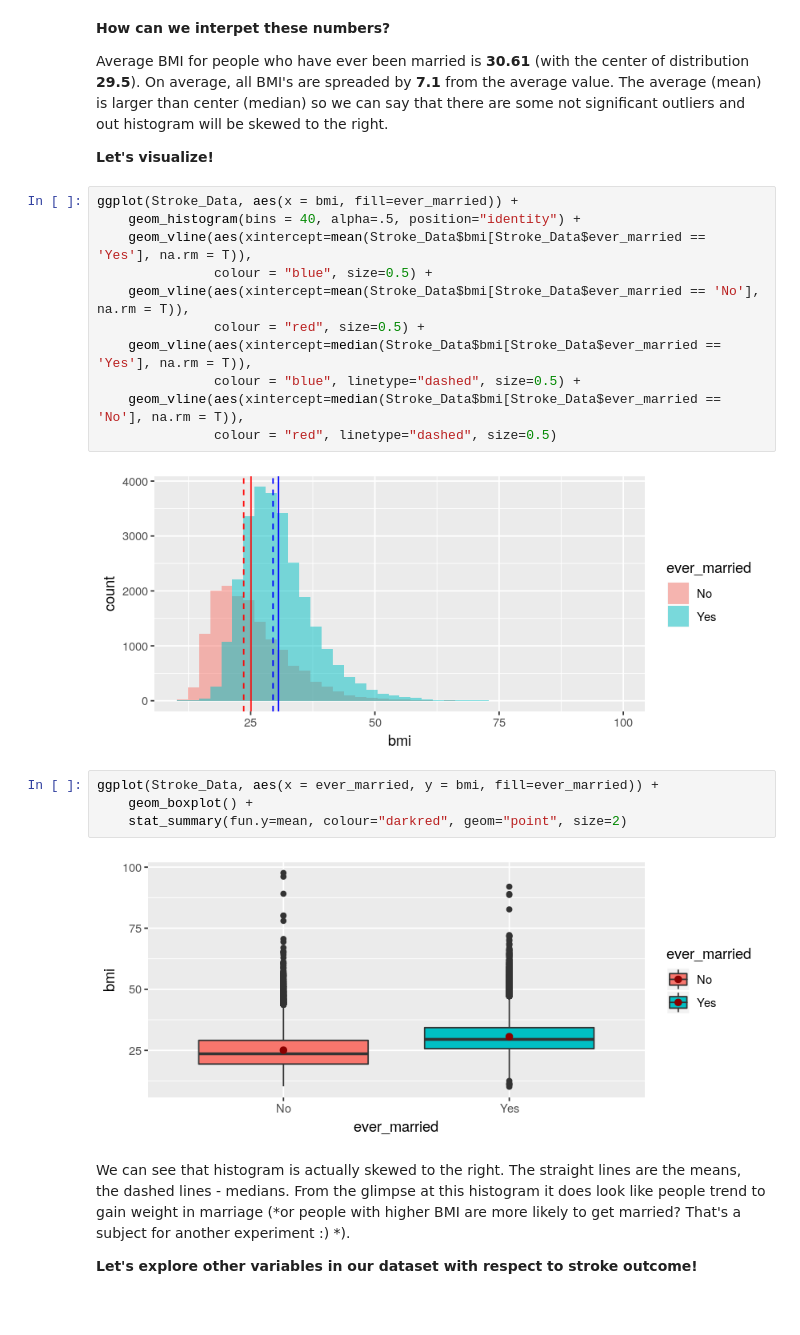
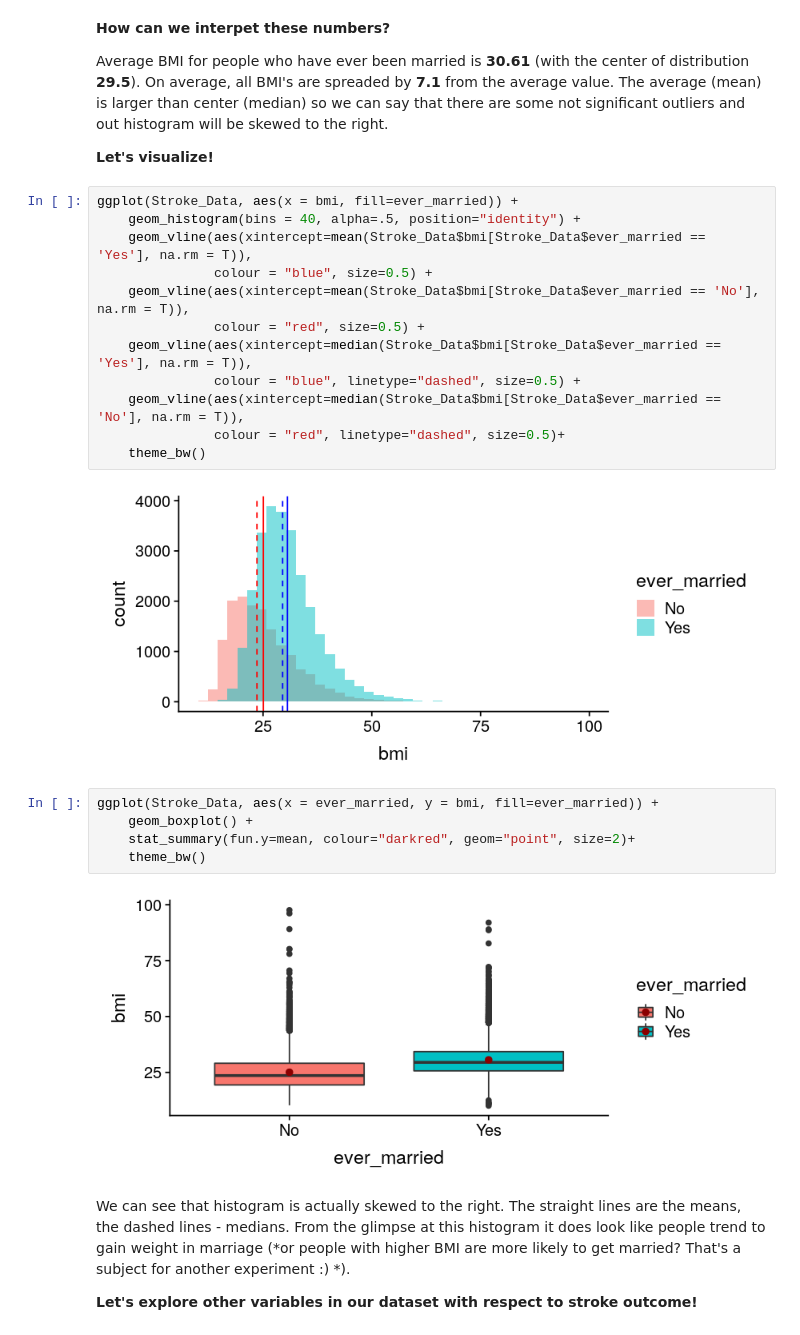
Before and after one commit to ahmetgunduz/biostatistics-in-r, a Jupyter notebook: biostatistics_pt1.ipynb, the cells around one changed output. Drawn from its saved outputs; the diff is of its cells as text.

```diff
--- a/biostatistics_pt1.ipynb
+++ b/biostatistics_pt1.ipynb
@@ -566,15 +580,17 @@ ggplot(Stroke_Data, aes(x = bmi, fill=ever_married)) +
     geom_vline(aes(xintercept=median(Stroke_Data$bmi[Stroke_Data$ever_married == 'Yes'], na.rm = T)),
                colour = "blue", linetype="dashed", size=0.5) +
     geom_vline(aes(xintercept=median(Stroke_Data$bmi[Stroke_Data$ever_married == 'No'], na.rm = T)),
-               colour = "red", linetype="dashed", size=0.5)
+               colour = "red", linetype="dashed", size=0.5)+
+    theme_bw()
 # %% [output]
-[figure, old version]
+[figure, new version]
 # %%
 ggplot(Stroke_Data, aes(x = ever_married, y = bmi, fill=ever_married)) +
     geom_boxplot() +
-    stat_summary(fun.y=mean, colour="darkred", geom="point", size=2)
+    stat_summary(fun.y=mean, colour="darkred", geom="point", size=2)+
+    theme_bw()
 # %% [output]
-[figure, old version]
+[figure, new version]
 # %% [markdown]
 We can see that histogram is actually skewed to the right. The straight lines are the means, the dashed lines - medians. From the glimpse at this histogram it does look like people trend to gain weight in marriage (*or people with higher BMI are more likely to get married? That's a subject for another experiment :) *).
 
```
Also changed, not shown: parts of 23 cells of this notebook.
